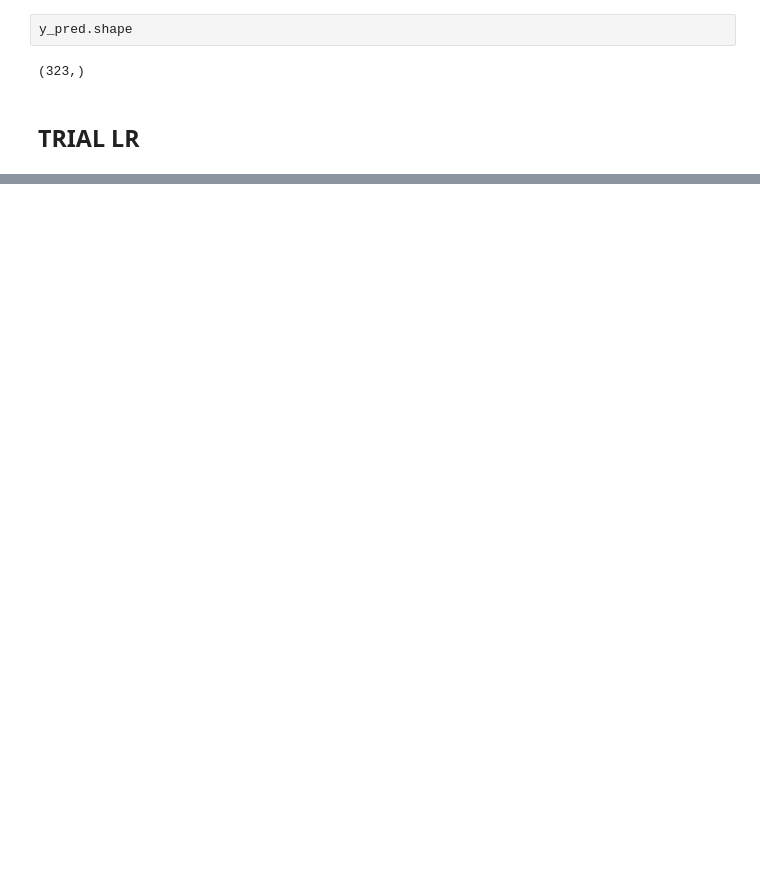
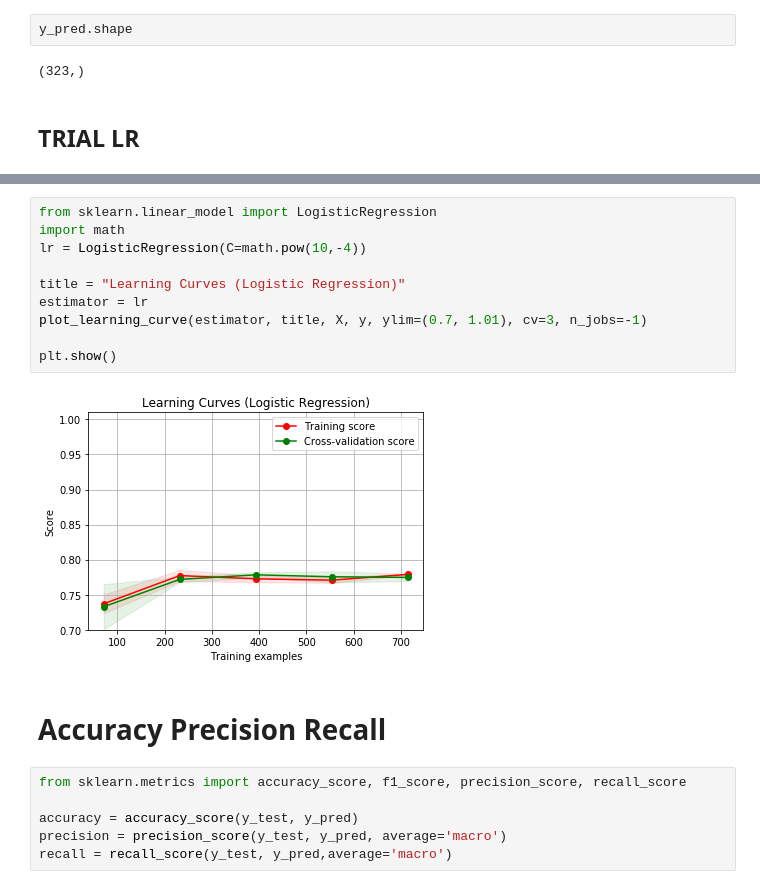
Before and after one commit to KitmanNorth/ML-for-stock-port-management, a Jupyter notebook: Logistic_Regression_Model.ipynb, the cells around one changed output, grey strips where cells are left out. Drawn from its saved outputs; the diff is of its cells as text; blank space fills up the shorter version.

Commit message:
Study Logistic Regression and Evaluate it

```diff
--- a/Logistic_Regression_Model.ipynb
+++ b/Logistic_Regression_Model.ipynb
@@ -97,0 +236,20 @@ print (cm_ptt)
+# %%
+from sklearn.linear_model import LogisticRegression
+import math
+lr = LogisticRegression(C=math.pow(10,-4))
+
+title = "Learning Curves (Logistic Regression)"
+estimator = lr
+plot_learning_curve(estimator, title, X, y, ylim=(0.7, 1.01), cv=3, n_jobs=-1)
+
+plt.show()
+# %% [output]
+[figure, added]
+# %% [markdown]
+# Accuracy Precision Recall
+# %%
+from sklearn.metrics import accuracy_score, f1_score, precision_score, recall_score
+
+accuracy = accuracy_score(y_test, y_pred)
+precision = precision_score(y_test, y_pred, average='macro')
+recall = recall_score(y_test, y_pred,average='macro')
```
Also changed, not shown: parts of 11 cells of this notebook.
